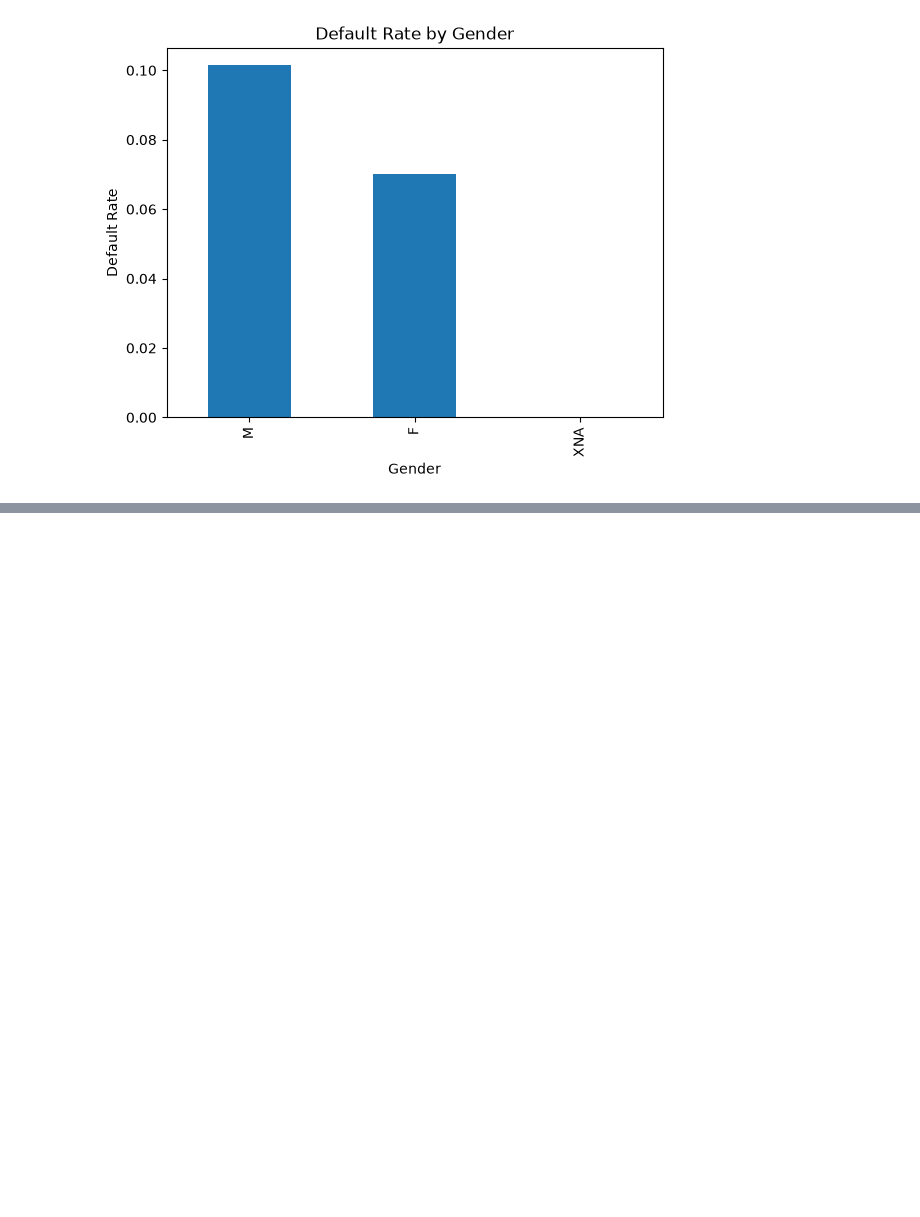
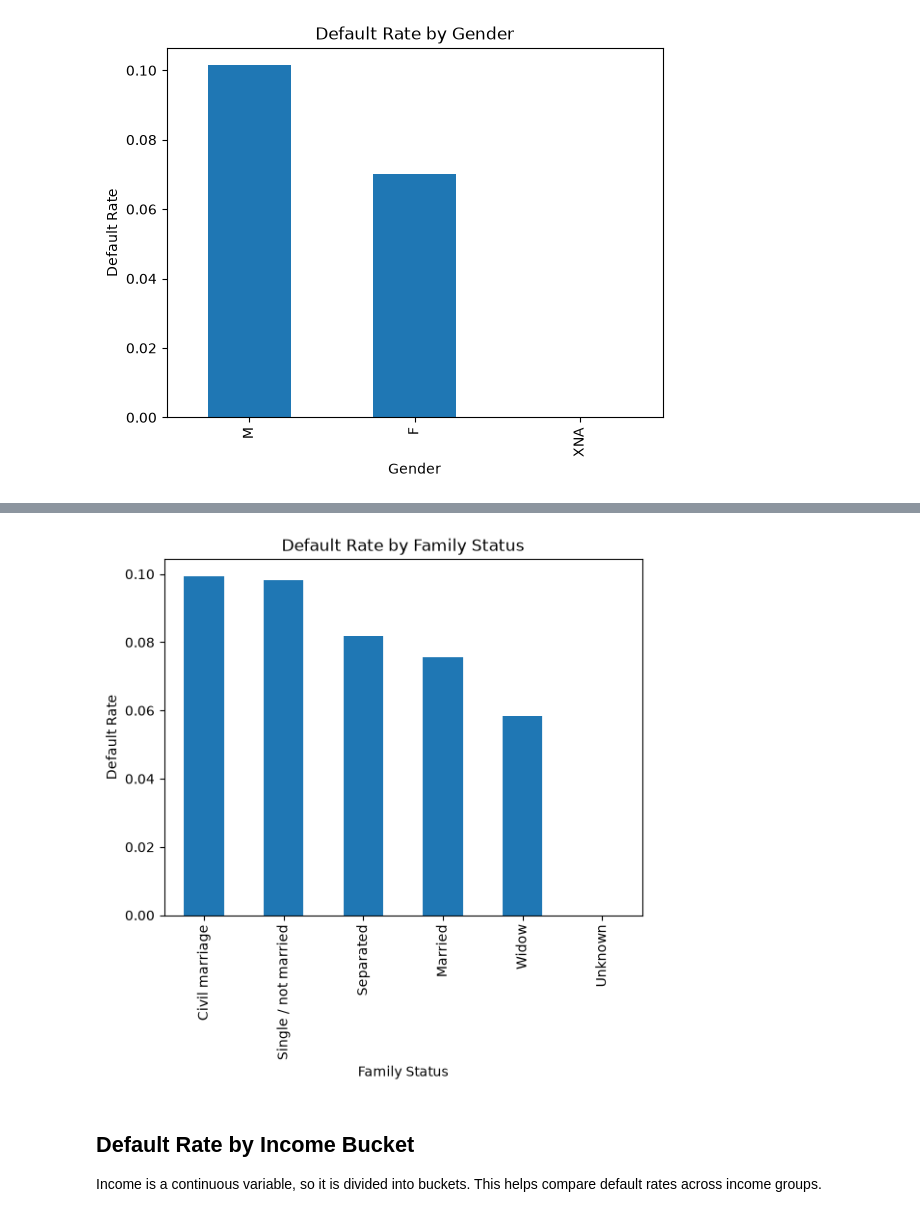
Before and after one commit to gsardar05-ops/Home-Credit-Default-Risk-Modelling, a Jupyter notebook: notebooks/02_application_train_eda.ipynb, the cells around one changed output, grey strips where cells are left out. Saved outputs shown, nothing was run; the diff lists cells and outputs as text; code cells hidden in the pictures; blank space fills up the shorter version.

```diff
--- a/notebooks/02_application_train_eda.ipynb
+++ b/notebooks/02_application_train_eda.ipynb
@@ -74,0 +104,4 @@ plt.show()
+# %%
+family_default = app_train.groupby("NAME_FAMILY_STATUS")[target].mean().sort_values(ascending=False)
+
+family_default
@@ -74,0 +117,13 @@ plt.show()
+# %%
+family_default.plot(kind="bar")
+
+plt.title("Default Rate by Family Status")
+plt.xlabel("Family Status")
+plt.ylabel("Default Rate")
+plt.show()
+# %% [output]
+[figure, added]
+# %% [markdown]
+## Default Rate by Income Bucket
+
+Income is a continuous variable, so it is divided into buckets. This helps compare default rates across income groups.
```
Also changed, not shown: parts of 20 cells of this notebook.
